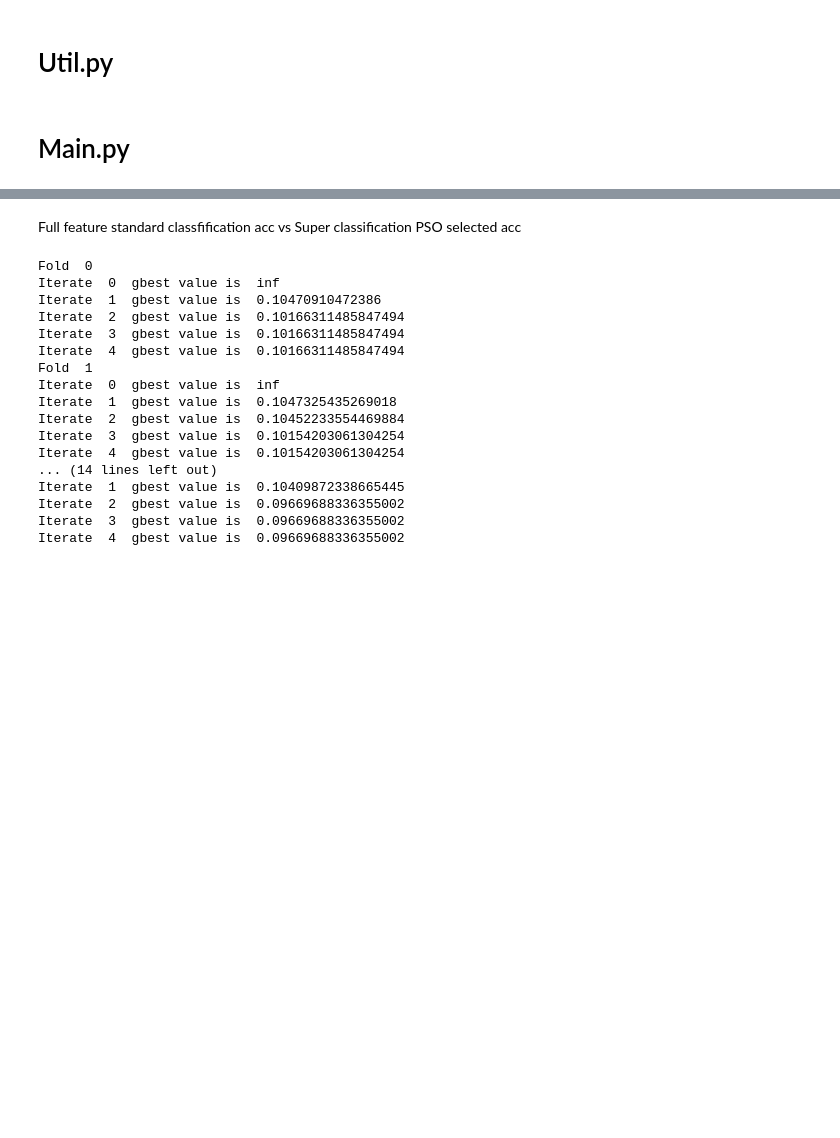
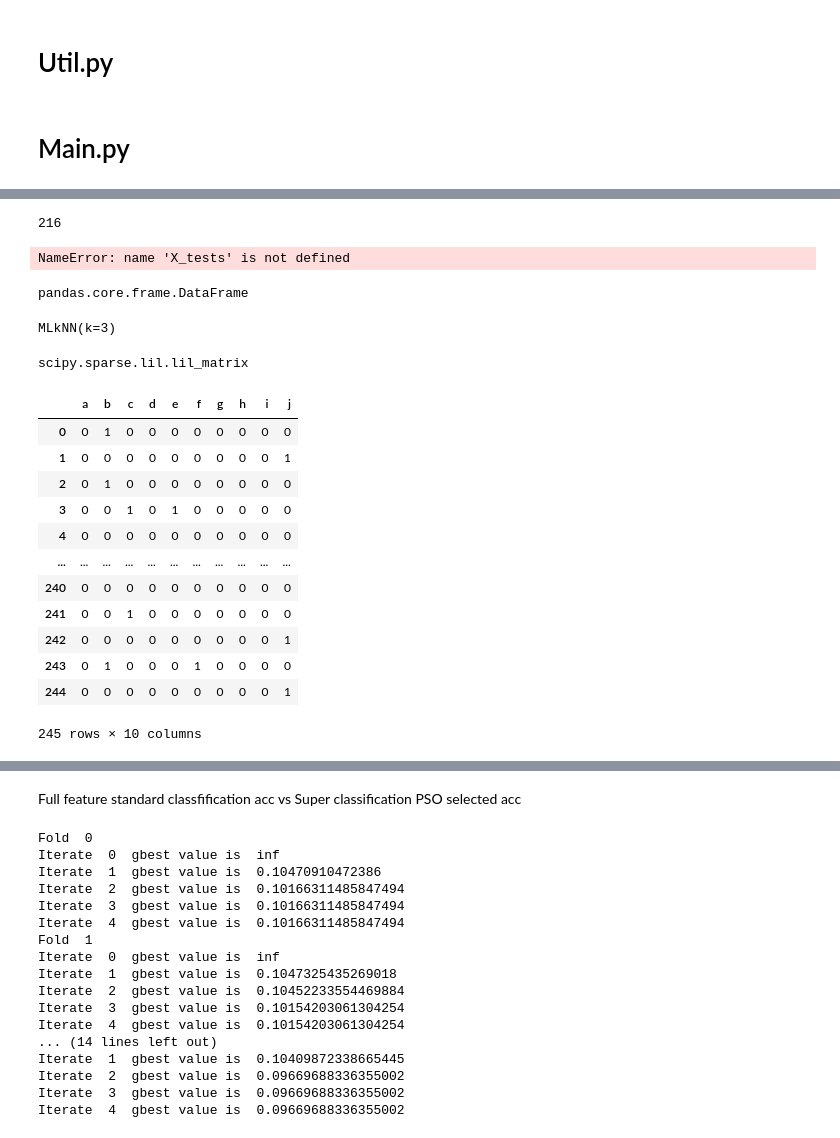
Before and after one commit to faylu-nz/Super_label_PSO_ML_FS, a Jupyter notebook: super_label.ipynb, the cells around one changed output, grey strips where cells are left out. Saved outputs shown, nothing was run; the diff lists cells and outputs as text; code cells hidden in the pictures; blank space fills up the shorter version.

```diff
--- a/super_label.ipynb
+++ b/super_label.ipynb
@@ -655,0 +584,8 @@ Downloaded yeast-undivided
+# %%
+datasets_small = ['emotions', 'scene']
+datasets_medium = ['yeast', 'birds', 'genbase']
+datasets_large = ['medical', 'enron', 'mediamill', 'bibtex', 'Corel5k']
+
+no_clses_small = [2]
+no_clses_medium = [2, 4, 6]
+no_clses_large = [2, 4, 6, 8, 10]
@@ -655,0 +677,4 @@ Downloaded yeast-undivided
+# %%
+X, y, feature_names, label_names = load_dataset(datasets_large[0], 'undivided')
+X = pd.DataFrame.sparse.from_spmatrix(X).to_numpy()
+y = pd.DataFrame.sparse.from_spmatrix(y).to_numpy()
@@ -655,0 +683,2 @@ Downloaded yeast-undivided
+# %%
+X_train, X_test, y_train, y_test = train_test_split(X, y)
@@ -655,0 +687,5 @@ Downloaded yeast-undivided
+# %%
+X_train_, X_test_, y_train_, y_test_ = convert_index(X_train_df, X_test_df, y_train_df, y_test_df)
+clf_super = super_classifier(X_train_, y_train_, no_cls)
+clfs_sub, n_sub_labelses = sub_classifiers(X_train_, y_train_, no_cls)
+y_test_s_pred = super_classification(clf_super, X_test_)
@@ -655,0 +720,39 @@ Downloaded yeast-undivided
+# %%
+len(total_test_zeros[1])
+# %% [output]
+216
+# %%
+X_test_1 = scaler.fit_transform(X_tests[1])
+X_test_1.shape
+# %% [output]
+NameError: name 'X_tests' is not defined
+# %%
+type(X_tests[7])
+# %% [output]
+pandas.core.frame.DataFrame
+# %%
+clfs_sub[1]
+# %% [output]
+MLkNN(k=3)
+# %%
+y_test_pred_1 = clfs_sub[1].predict(X_test_1)
+type(y_test_pred_1)
+# %% [output]
+scipy.sparse.lil.lil_matrix
+# %%
+df_y_s = pd.DataFrame(y_test_s_pred, columns = ['a','b','c','d', 'e', 'f', 'g', 'h', 'i', 'j'])
+df_y_s
+# %% [output]
+|  | a | b | c | d | e | f | g | h | i | j |
+| 0 | 0 | 1 | 0 | 0 | 0 | 0 | 0 | 0 | 0 | 0 |
+| 1 | 0 | 0 | 0 | 0 | 0 | 0 | 0 | 0 | 0 | 1 |
+| 2 | 0 | 1 | 0 | 0 | 0 | 0 | 0 | 0 | 0 | 0 |
+| 3 | 0 | 0 | 1 | 0 | 1 | 0 | 0 | 0 | 0 | 0 |
+| 4 | 0 | 0 | 0 | 0 | 0 | 0 | 0 | 0 | 0 | 0 |
+| ... | ... | ... | ... | ... | ... | ... | ... | ... | ... | ... |
+| 240 | 0 | 0 | 0 | 0 | 0 | 0 | 0 | 0 | 0 | 0 |
+| 241 | 0 | 0 | 1 | 0 | 0 | 0 | 0 | 0 | 0 | 0 |
+| 242 | 0 | 0 | 0 | 0 | 0 | 0 | 0 | 0 | 0 | 1 |
+| 243 | 0 | 1 | 0 | 0 | 0 | 1 | 0 | 0 | 0 | 0 |
+| 244 | 0 | 0 | 0 | 0 | 0 | 0 | 0 | 0 | 0 | 1 |
+245 rows × 10 columns
```
Also changed, not shown: parts of 60 cells of this notebook, 1 other file.
